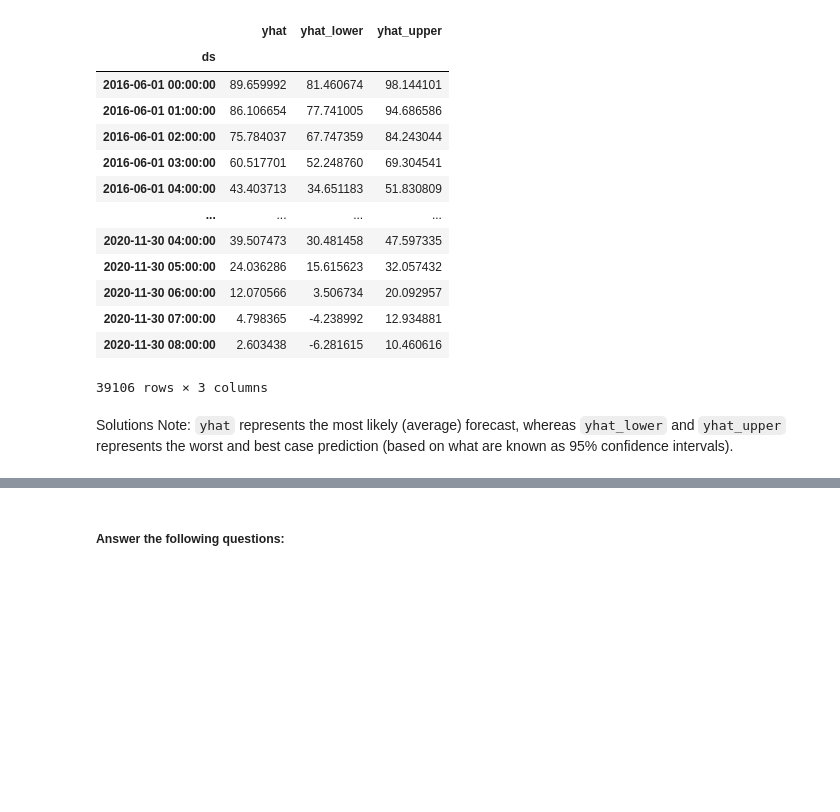
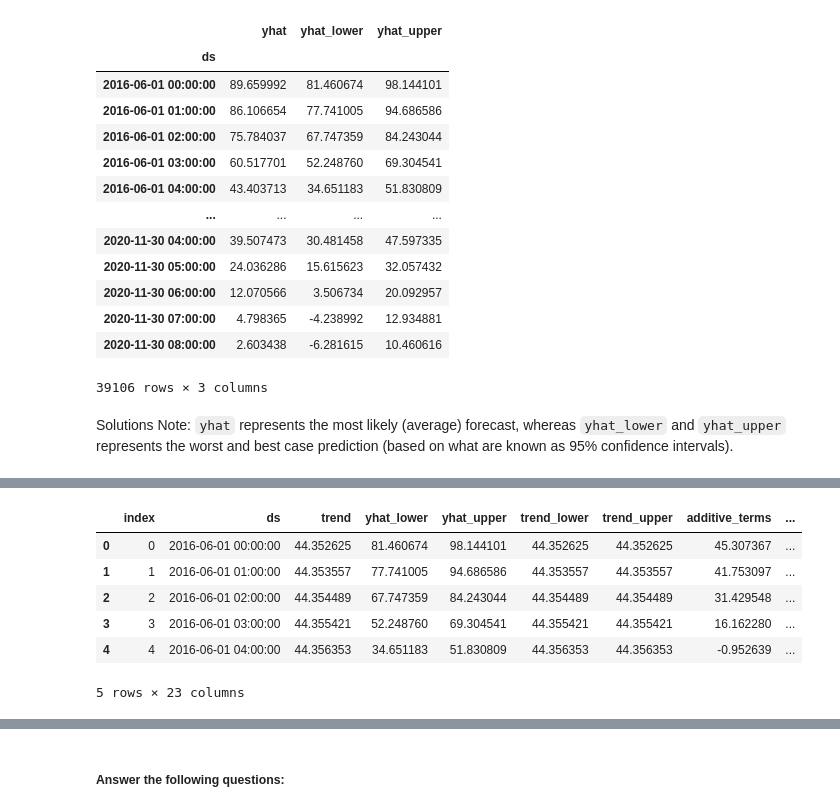
Before and after one commit to Philklim72/prophet_challenge, a Jupyter notebook: forecasting_net_prophet.ipynb, the cells around one changed output, grey strips where cells are left out. Saved outputs shown, nothing was run; the diff lists cells and outputs as text; code cells hidden in the pictures; blank space fills up the shorter version.

```diff
--- a/forecasting_net_prophet.ipynb
+++ b/forecasting_net_prophet.ipynb
@@ -621 +621,13 @@ KeyError: 'ds'
+# %%
+# Reset the index in the forecast_mercado_trends DataFrame
+forecast_mercado_trends = forecast_mercado_trends.reset_index()
+forecast_mercado_trends.head()
+# %% [output]
+|  | index | ds | trend | yhat_lower | yhat_upper | trend_lower | trend_upper | additive_terms | ... |
+| 0 | 0 | 2016-06-01 00:00:00 | 44.352625 | 81.460674 | 98.144101 | 44.352625 | 44.352625 | 45.307367 | ... |
+| 1 | 1 | 2016-06-01 01:00:00 | 44.353557 | 77.741005 | 94.686586 | 44.353557 | 44.353557 | 41.753097 | ... |
+| 2 | 2 | 2016-06-01 02:00:00 | 44.354489 | 67.747359 | 84.243044 | 44.354489 | 44.354489 | 31.429548 | ... |
+| 3 | 3 | 2016-06-01 03:00:00 | 44.355421 | 52.248760 | 69.304541 | 44.355421 | 44.355421 | 16.162280 | ... |
+| 4 | 4 | 2016-06-01 04:00:00 | 44.356353 | 34.651183 | 51.830809 | 44.356353 | 44.356353 | -0.952639 | ... |
+5 rows × 23 columns
 # %%
```
Also changed, not shown: parts of 6 cells of this notebook.
